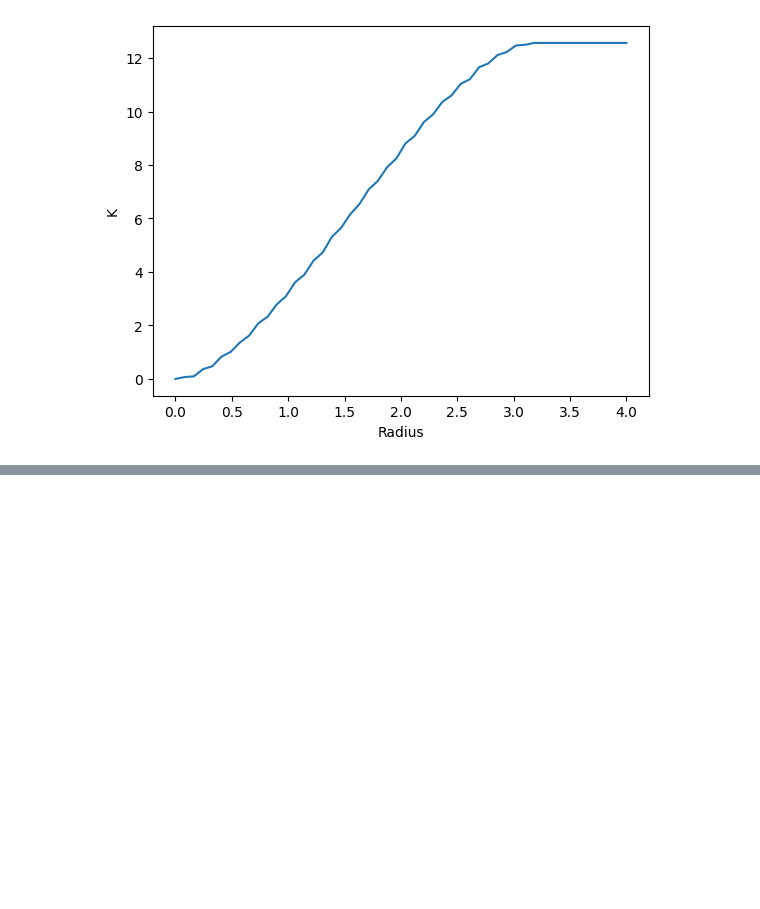
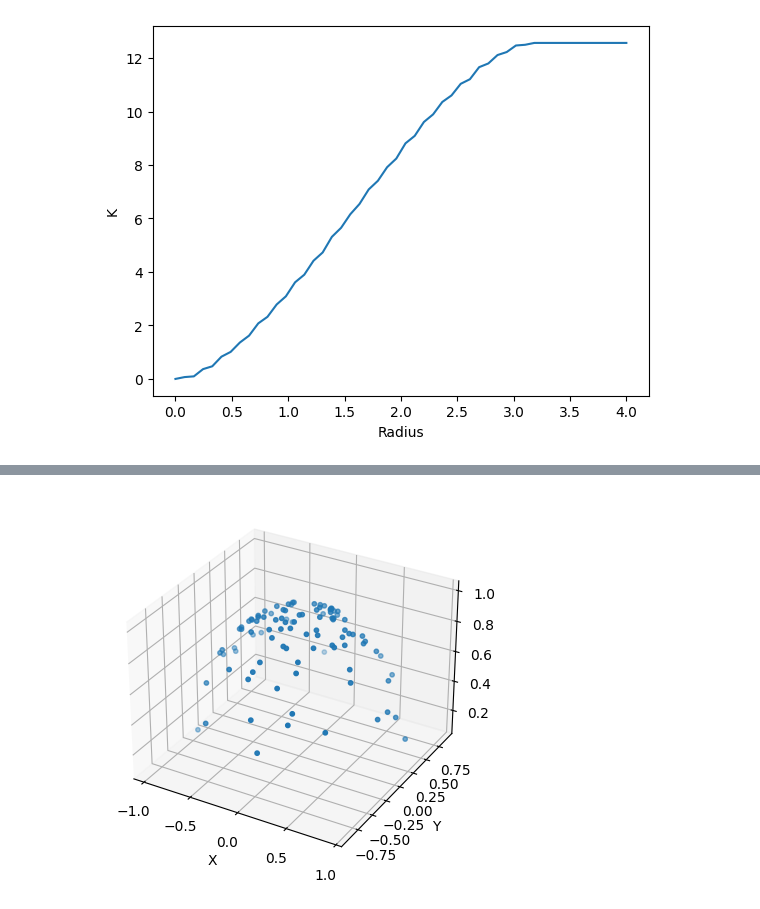
Before and after one commit to Muhanzhaokmp228/Bachelor-project, a Jupyter notebook: Code/Sphere mgrid.ipynb, the cells around one changed output, grey strips where cells are left out. Cells and saved outputs as stored; diff of their text form; code cells hidden in the pictures; blank space fills up the shorter version.

Commit message:
Add VonMisesFisher Distribution

```diff
--- a/Code/Sphere mgrid.ipynb
+++ b/Code/Sphere mgrid.ipynb
@@ -78,0 +75,27 @@ plt.show()
+# %%
+# define parameters of von Mises-Fisher distribution
+mu = [0, 0, 1.]
+kappa = 5
+
+# create distribution
+vmf = tfd.VonMisesFisher(mu, kappa)
+
+# normalize samples to unit sphere
+samples = vmf.sample(100)
+samples = samples.numpy()
+samples = samples / np.linalg.norm(samples, axis=1, keepdims=True)
+
+# create 3D plot of samples on sphere
+fig = plt.figure()
+ax = fig.add_subplot(111, projection='3d')
+ax.scatter(samples[:,0], samples[:,1], samples[:,2], s=10)
+
+# set axis limits and labels
+ax.set_xlabel('X')
+ax.set_ylabel('Y')
+ax.set_zlabel('Z')
+
+# show plot
+plt.show()
+# %% [output]
+[figure, added]
```
Also changed, not shown: parts of 3 cells of this notebook.
